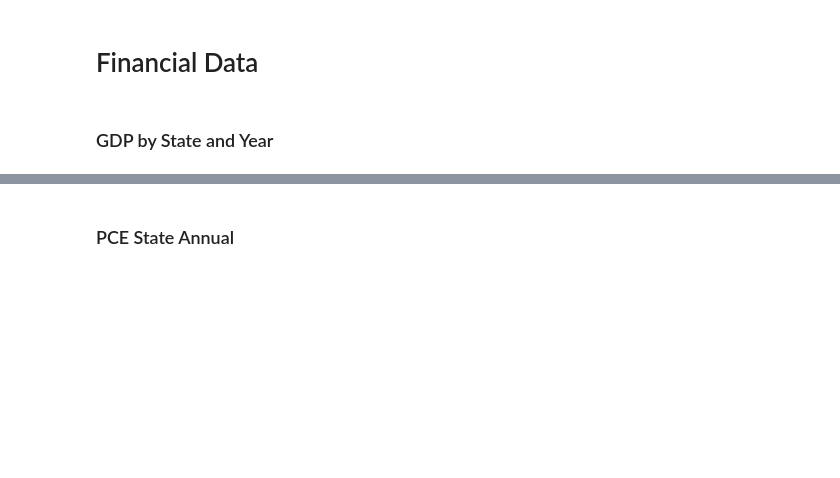
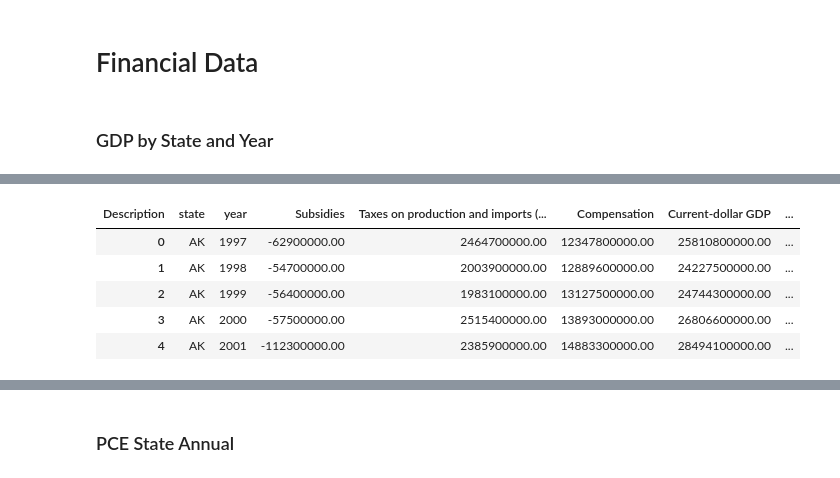
Before and after one commit to adfrisealach/320_final_project, a Jupyter notebook: file_cleanup.ipynb, the cells around one changed output, grey strips where cells are left out. Drawn from its saved outputs; the diff is of its cells as text; code cells hidden in the pictures; blank space fills up the shorter version.

```diff
--- a/file_cleanup.ipynb
+++ b/file_cleanup.ipynb
@@ -40,10 +49,6 @@ df = pd.melt(df, id_vars=['GeoFips','GeoName','LineCode','Description'])
 # %%
 # rename
-df = df.rename(columns={'variable':'year'})
+df = df.rename(columns={'variable':'year', 'value':'dollars'})
 
-#force state to lowercase
-df['GeoName'] = df['GeoName'].str.upper()
-
+# Map full state names to Abbreviated form
 df['state'] = df['GeoName'].map(state_dict)
-
-df = df.drop(columns='GeoName')
@@ -65,22 +55,13 @@ df.head(2)
 # %%
-# # re-organize description format + convert to actual dollar format
-# df['gdp_current_dollar'] = df['value'].loc[df['Description'] == 'Current-dollar GDP (millions of current dollars)']*1000000
+# drop uneeded columns
+df = df.drop(columns=['GeoFips','GeoName','LineCode'])
 
-# df['gdp_compensation'] = df['value'].loc[df['Description'] == 'Compensation (millions of dollars)']*1000000
+# Turn GDP Values into 1:1 dollars -- Multiply by 1 million
+df['dollars'] = df['dollars']*1000000
 
-# df['gdp_gross_surplus'] = df['value'].loc[df['Description'] == 'Gross operating surplus (millions of dollars)']*1000000
-
-# df['gdp_production_import_taxes'] = df['value'].loc[df['Description'] == 'Taxes on production and imports (TOPI) (millions of dollars)']*1000000
-
-# df['gdp_subsidies'] = df['value'].loc[df['Description'] == 'Subsidies (millions of dollars)']*1000000
-
-# drop uneeded columns
-df = df.drop(columns=['LineCode'])
-
-# keep original description + value to allow categorical plotting in python
-df = df.rename(columns={'Description':'og_gdp_description', 'value':'og_gdp_value'})
-
-df['og_gdp_value'] = df['og_gdp_value']*1000000
+# clean up column names a little bit
+df['Description'] = df['Description'].str.replace("(millions of dollars)", "", regex=False)
+df['Description'] = df['Description'].str.replace("(millions of current dollars)", "", regex=False)
 # %%
 df.sample(5)
 # %% [output]
@@ -103,3 +74,15 @@ df.groupby('og_gdp_description')['og_gdp_value'].describe()
-# %%
-df['og_gdp_description'] = df['og_gdp_description'].str.replace("(millions of dollars)", "", regex=False)
-df['og_gdp_description'] = df['og_gdp_description'].str.replace("(millions of current dollars)", "", regex=False)
+# %%
+df = df.pivot_table(index=['state','year'], # columns to keep
+                    columns='Description', # unstack this column
+                    values='dollars', # populate this this column
+                    aggfunc='first'
+                    ).reset_index()
+
+df.head(5)
+# %% [output]
+| Description | state | year | Subsidies | Taxes on production and imports (... | Compensation | Current-dollar GDP | ... |
+| 0 | AK | 1997 | -62900000.00 | 2464700000.00 | 12347800000.00 | 25810800000.00 | ... |
+| 1 | AK | 1998 | -54700000.00 | 2003900000.00 | 12889600000.00 | 24227500000.00 | ... |
+| 2 | AK | 1999 | -56400000.00 | 1983100000.00 | 13127500000.00 | 24744300000.00 | ... |
+| 3 | AK | 2000 | -57500000.00 | 2515400000.00 | 13893000000.00 | 26806600000.00 | ... |
+| 4 | AK | 2001 | -112300000.00 | 2385900000.00 | 14883300000.00 | 28494100000.00 | ... |
```
Also changed, not shown: parts of 67 cells of this notebook.
